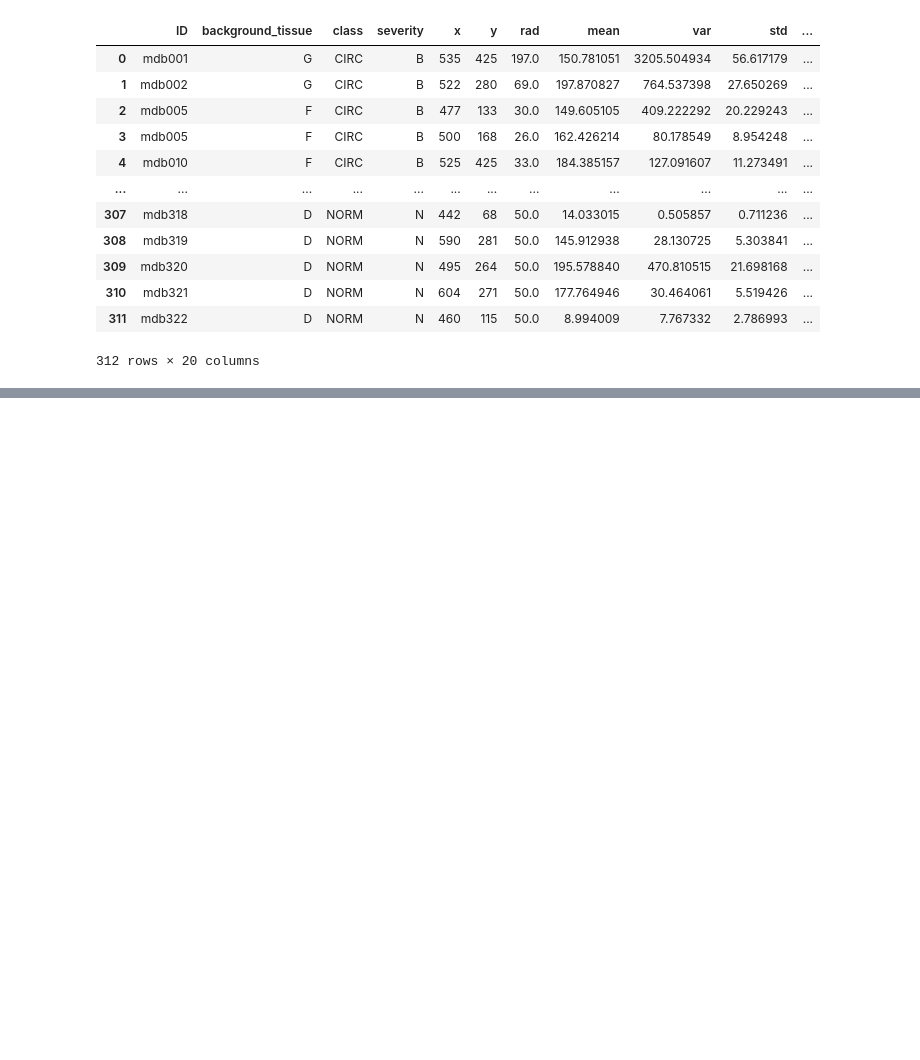
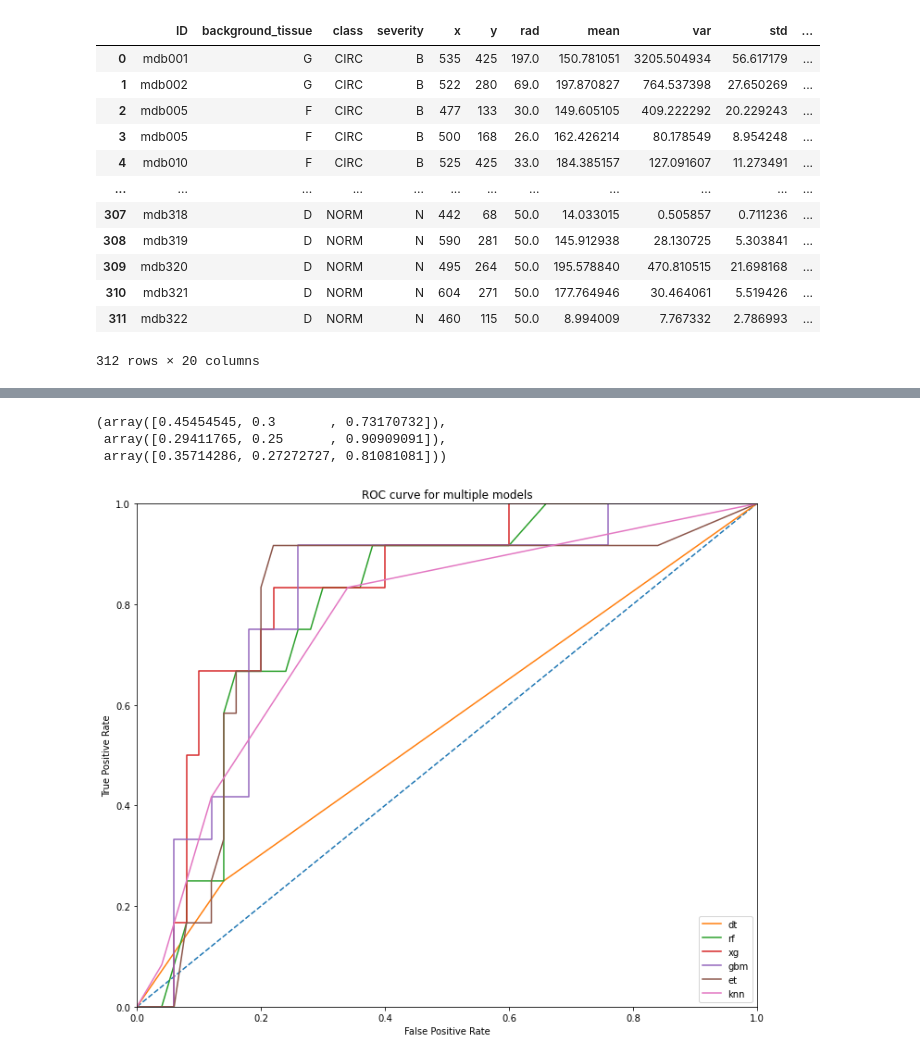
Before and after one commit to lvu5/med_project, a Jupyter notebook: PhotoMarking.ipynb, the cells around one changed output, grey strips where cells are left out. Cells and saved outputs as stored; diff of their text form; code cells hidden in the pictures; blank space fills up the shorter version.

Commit message:
ROC curve, plots

```diff
--- a/PhotoMarking.ipynb
+++ b/PhotoMarking.ipynb
@@ -393,0 +607,58 @@ df_final.to_csv("final2.csv")
+# %%
+fpr_xg, tpr_xg, thresholds = roc_curve(y_test,
+                                 y_pred_xg_prob[: , 1],
+                                 pos_label= 1
+                                 )
+# %%
+fpr_gbm, tpr_gbm,thresholds = roc_curve(y_test,
+                                 y_pred_gbm_prob[: , 1],
+                                 pos_label= 1
+                                 )
+# %%
+fpr_et, tpr_et,thresholds = roc_curve(y_test,
+                                 y_pred_et_prob[: , 1],
+                                 pos_label= 1
+                                 )
+# %%
+fpr_knn, tpr_knn,thresholds = roc_curve(y_test,
+                                 y_pred_knn_prob[: , 1],
+                                 pos_label= 1
+                                 )
+# %%
+p_dt,r_dt,f_dt,_ = precision_recall_fscore_support(y_test,y_pred_dt)
+p_rf,r_rf,f_rf,_ = precision_recall_fscore_support(y_test,y_pred_rf)
+p_gbm,r_gbm,f_gbm,_ = precision_recall_fscore_support(y_test,y_pred_gbm)
+p_xg,r_xg,f_xg,_ = precision_recall_fscore_support(y_test,y_pred_xg)
+p_et,r_et,f_et,_ = precision_recall_fscore_support(y_test,y_pred_et)
+p_knn,r_knn,f_knn,_ = precision_recall_fscore_support(y_test,y_pred_knn)
+p_dt,r_dt,f_dt
+# %% [output]
+(array([0.45454545, 0.3       , 0.73170732]),
+ array([0.29411765, 0.25      , 0.90909091]),
+ array([0.35714286, 0.27272727, 0.81081081]))
+# %%
+import matplotlib.pyplot as plt
+fig = plt.figure(figsize=(12,10))          # Create window frame
+ax = fig.add_subplot(111)   # Create axes
+# 9.2 Also connect diagonals
+ax.plot([0, 1], [0, 1], ls="--")   # Dashed diagonal line
+# 9.3 Labels etc
+ax.set_xlabel('False Positive Rate')  # Final plot decorations
+ax.set_ylabel('True Positive Rate')
+ax.set_title('ROC curve for multiple models')
+# 9.4 Set graph limits
+ax.set_xlim([0.0, 1.0])
+ax.set_ylim([0.0, 1.0])
+
+# 9.5 Plot each graph now
+ax.plot(fpr_dt, tpr_dt, label = "dt")
+ax.plot(fpr_rf, tpr_rf, label = "rf")
+ax.plot(fpr_xg, tpr_xg, label = "xg")
+ax.plot(fpr_gbm, tpr_gbm, label = "gbm")
+ax.plot(fpr_et, tpr_et, label = "et")
+ax.plot(fpr_knn, tpr_knn, label = "knn")
+# 9.6 Set legend and show plot
+ax.legend(loc="lower right")
+plt.show()
+# %% [output]
+[figure, added]
```
Also changed, not shown: parts of 36 cells of this notebook, 1 other file.
